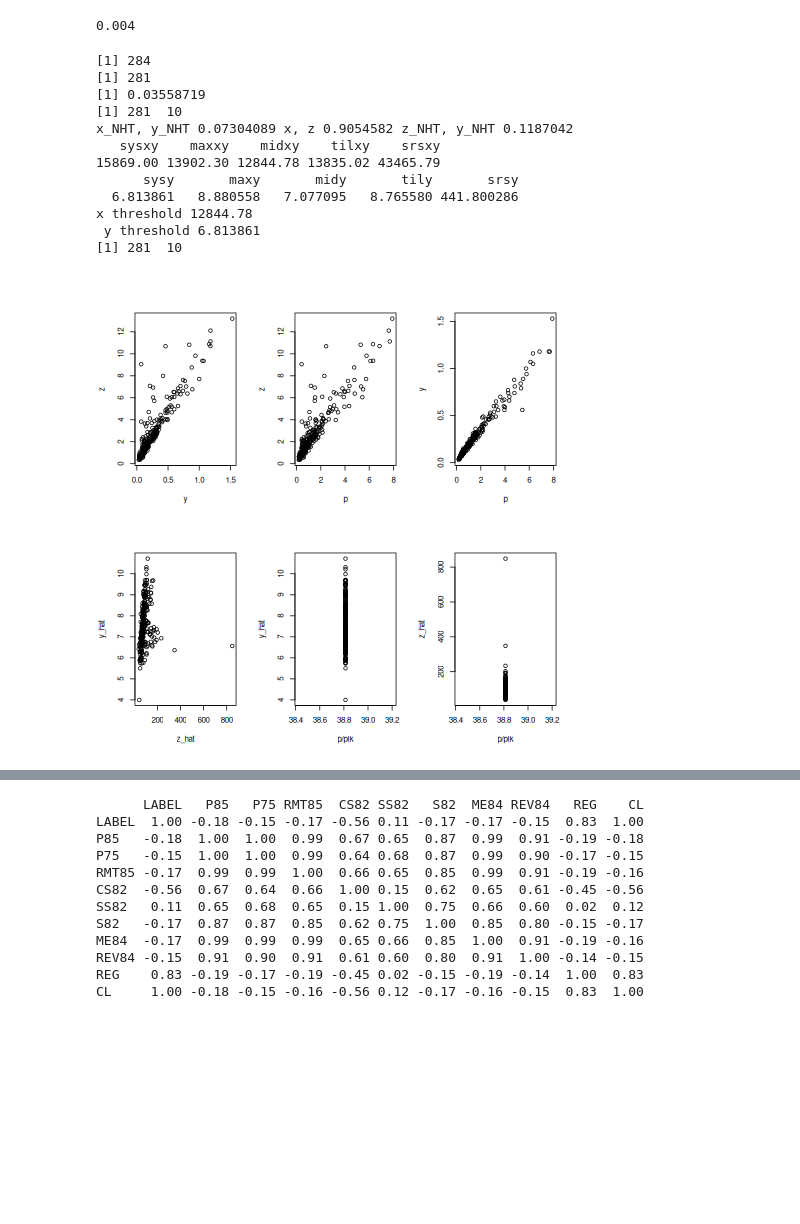
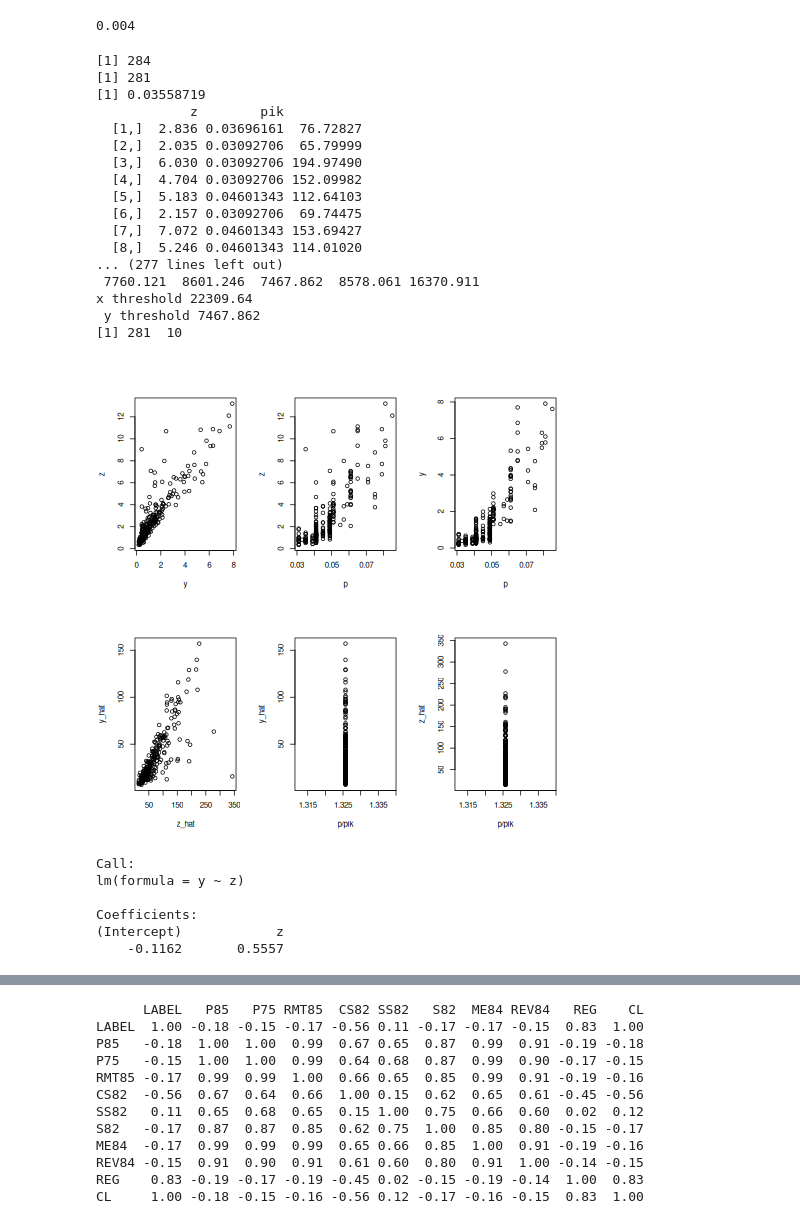
Before and after one commit to mehdimhb/geometric-sampling, a Jupyter notebook: Bardia GFS/A_Star_Optimal_GFS_6 copy.ipynb, the cells around one changed output, grey strips where cells are left out. Drawn from its saved outputs; the diff is of its cells as text; code cells hidden in the pictures; blank space fills up the shorter version.

```diff
--- a/Bardia GFS/A_Star_Optimal_GFS_6 copy.ipynb
+++ b/Bardia GFS/A_Star_Optimal_GFS_6 copy.ipynb
@@ -323,10 +283,11 @@ library(sampling)
 #MU284 Sweden
 data(MU284)
 print(length(MU284[,1]))
-#MU284 = MU284[MU284$P85<200,]
+MU284 = MU284[MU284$P85<200,]
+#MU284 = MU284[-c(245,270),]
 print(length(MU284[,1]))
 set.seed(120)
-MU284 = MU284[sample(length(MU284[,1])),]
+#MU284 = MU284[sample(length(MU284[,1])),]
 #MU284 = MU284[order(-MU284$ME84),]
 y5 = MU284$RMT85
 x5 = MU284$P85/100
@@ -360,9 +321,9 @@ y <- P85; z <- ME84 ; p <- P75 # be rahe!
 
 
  y <- P85; z <-REV84 ; p <- ME84 # be rahe!
-#  y <- P85; z <- REV84; p <- S82
-# y <- P85; z <- REV84; p <- SS82
-# y <- P85; z <- REV84; p <- e
+ y <- ME84; z <- REV84; p <- S82
+#y <- P85; z <- REV84; p <- SS82
+#y <- P85; z <- REV84; p <- e
 
 
 #  y <- P85; z <- CS82; p <- P75 # be rahe!
@@ -380,7 +341,7 @@ N = length(y)
 n = 10
 print(n/N)
 pik <- inclusionprobabilities(p, n)
-print(c(N, n))
+print(cbind(z, pik, z/pik))
 ##########################
 ### Variance of Rivals ###
 ##########################
@@ -435,42 +396,57 @@ if(1==1){
 #cat('x,y', cor(x,y), '\n x,z', cor(z, x), '\n y,z', cor(z, y), "\n")
 plot(y, z)
 plot(p,z)
 plot(p,y)
 
 plot(z_hat,y_hat)
 plot(p/pik,y_hat)
 
 plot(p/pik,z_hat)
 
 
 cat("x_NHT, y_NHT", cor(p/pik,y/pik), "x, z", cor(p,z), "z_NHT, y_NHT", cor(z/pik,y/pik) , "\n")
 
 z_hat = z/pik
 print(var_z)
 print(var_y)
 cat("x threshold", threshold_z, "\n", "y threshold", threshold_y, "\n")
 
 
 #cat("x_NHT, y_NHT", cor(p/pik,y/pik), "x, z", cor(x,z), "z_NHT, y_NHT", cor(z/pik,y/pik))
 Final_result = cbind(y,z, y_hat, z_hat, pik, abs((y_hat- z_hat)/y_hat))
 
 print(c(N,n))
 
 }
 # %% [output]
 [1] 284
 [1] 281
 [1] 0.03558719
+            z        pik
+  [1,]  2.836 0.03696161  76.72827
+  [2,]  2.035 0.03092706  65.79999
+  [3,]  6.030 0.03092706 194.97490
+  [4,]  4.704 0.03092706 152.09982
+  [5,]  5.183 0.04601343 112.64103
+  [6,]  2.157 0.03092706  69.74475
+  [7,]  7.072 0.04601343 153.69427
+  [8,]  5.246 0.04601343 114.01020
+... (277 lines left out)
+ 7760.121  8601.246  7467.862  8578.061 16370.911
+x threshold 22309.64
+ y threshold 7467.862
 [1] 281  10
-x_NHT, y_NHT 0.07304089 x, z 0.9054582 z_NHT, y_NHT 0.1187042
-   sysxy    maxxy    midxy    tilxy    srsxy
-15869.00 13902.30 12844.78 13835.02 43465.79
-      sysy       maxy       midy       tily       srsy
-  6.813861   8.880558   7.077095   8.765580 441.800286
-x threshold 12844.78
- y threshold 6.813861
-[1] 281  10
-[figure, old version]
+[figure, new version]
+# %%
+%%R
+lm(y~z)
+# %% [output]
+Call:
+lm(formula = y ~ z)
+
+Coefficients:
+(Intercept)            z
+    -0.1162       0.5557
 # %%
 %%R
 Ppi <- function(Pi) {
```
Also changed, not shown: parts of 5 cells of this notebook, 10 other files.
